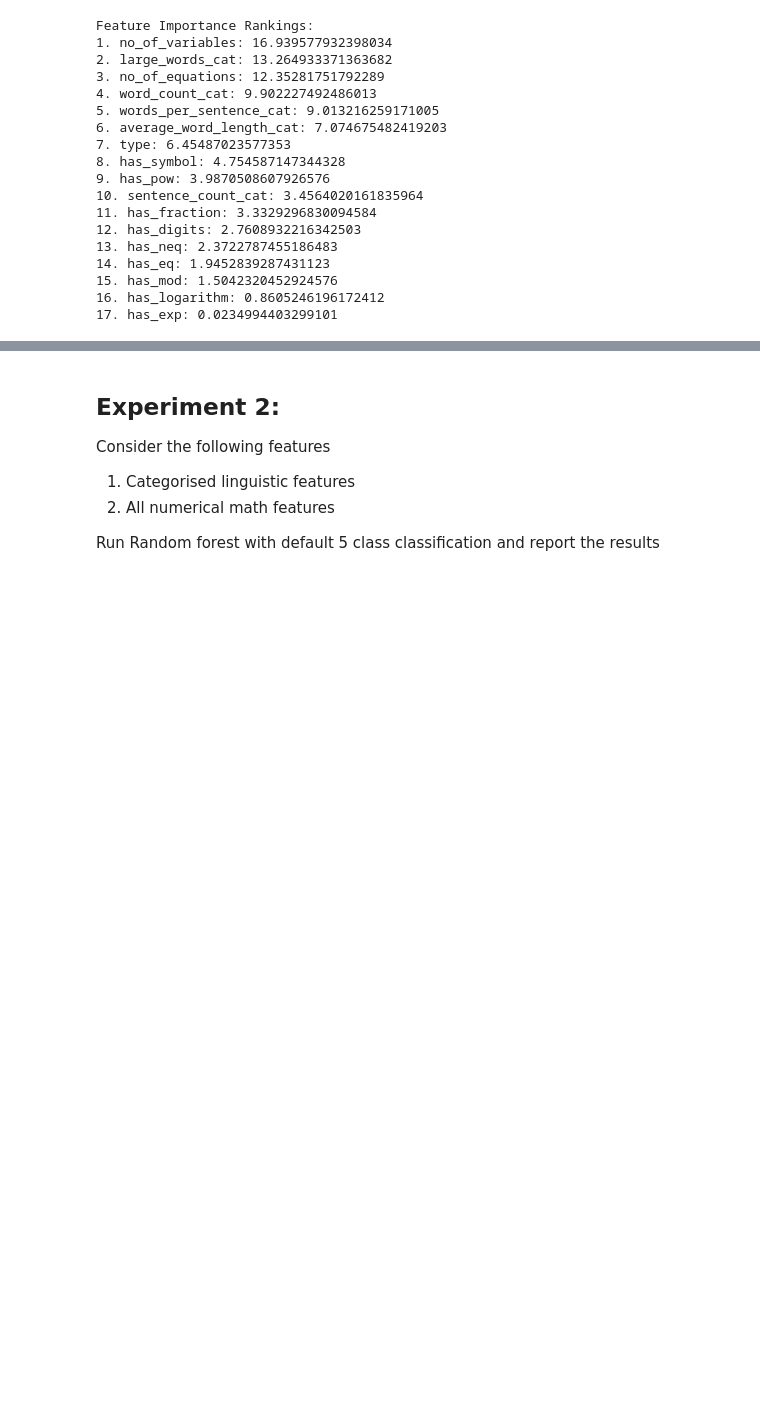
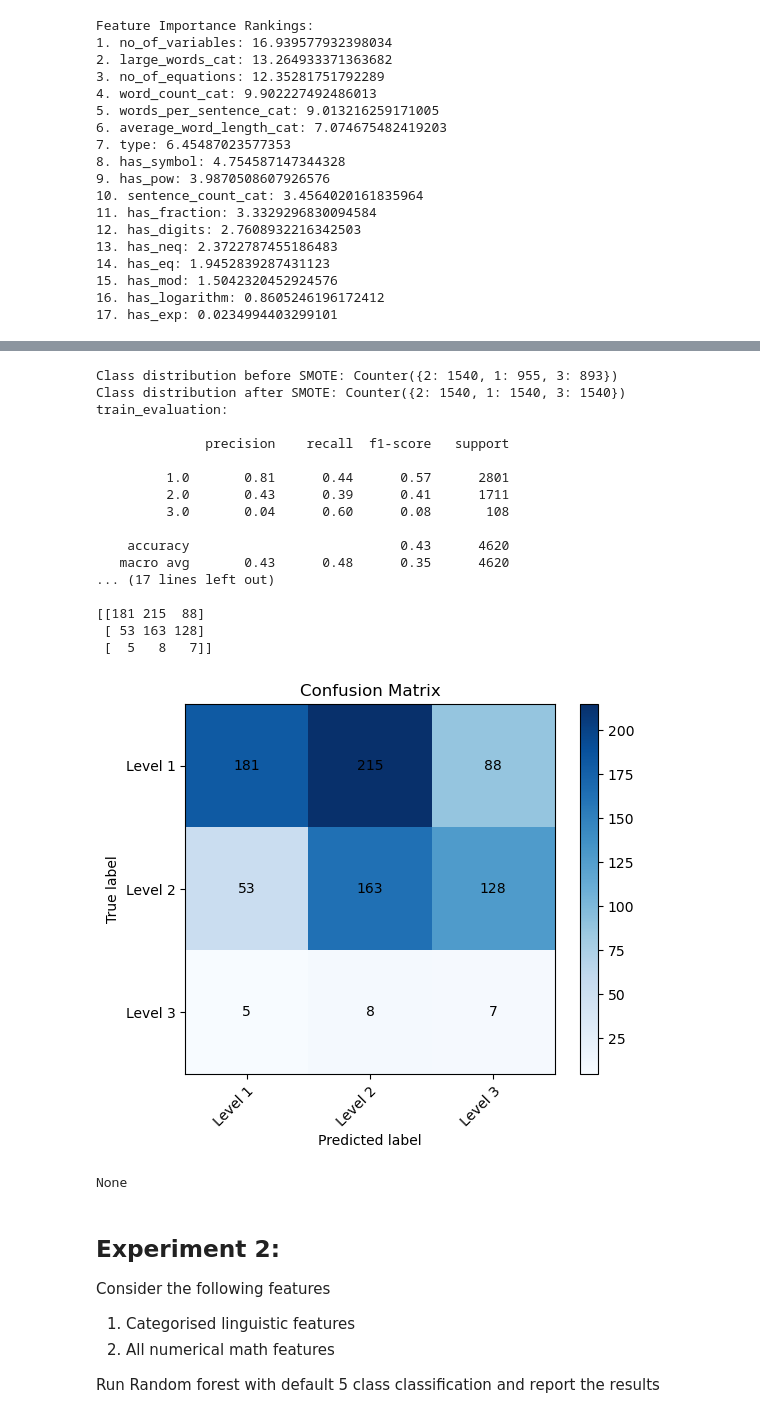
Before and after one commit to ysaidheeraj/NLP_math_research_project, a Jupyter notebook: Models/GT_3Levels.ipynb, the cells around one changed output, grey strips where cells are left out. Drawn from its saved outputs; the diff is of its cells as text; code cells hidden in the pictures; blank space fills up the shorter version.

```diff
--- a/Models/GT_3Levels.ipynb
+++ b/Models/GT_3Levels.ipynb
@@ -120,3 +146,25 @@ Feature Importance Rankings:
+# %%
+scores = Naive_Bayes_Model(data1, club_target=True, scores=scores, experiment="Experiment1 NB+SMOTE")
+# %% [output]
+Class distribution before SMOTE: Counter({2: 1540, 1: 955, 3: 893})
+Class distribution after SMOTE: Counter({2: 1540, 1: 1540, 3: 1540})
+train_evaluation:
+
+              precision    recall  f1-score   support
+
+         1.0       0.81      0.44      0.57      2801
+         2.0       0.43      0.39      0.41      1711
+         3.0       0.04      0.60      0.08       108
+
+    accuracy                           0.43      4620
+   macro avg       0.43      0.48      0.35      4620
+... (17 lines left out)
+
+[[181 215  88]
+ [ 53 163 128]
+ [  5   8   7]]
+[figure, added]
+None
 # %% [markdown]
 ## Experiment 2:
 
```
Also changed, not shown: parts of 21 cells of this notebook, 2 other files.
